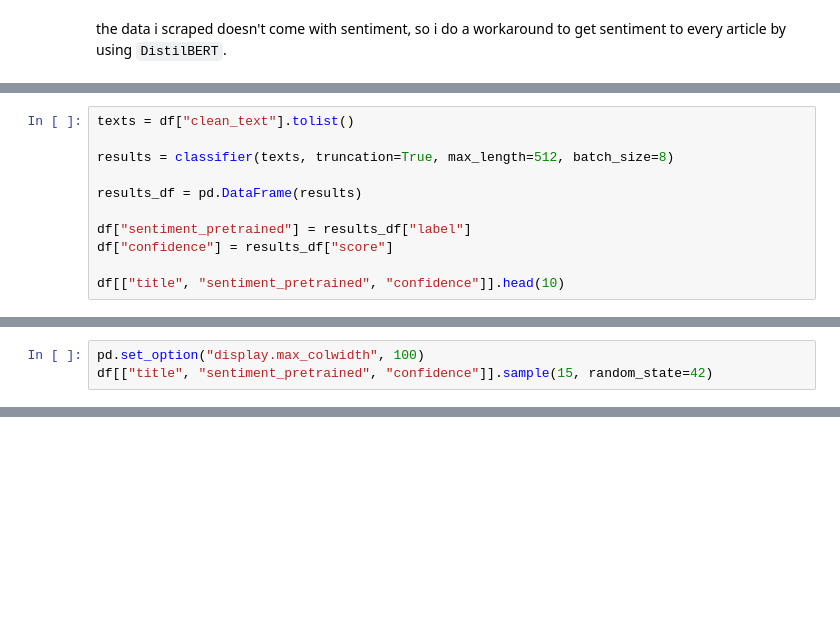
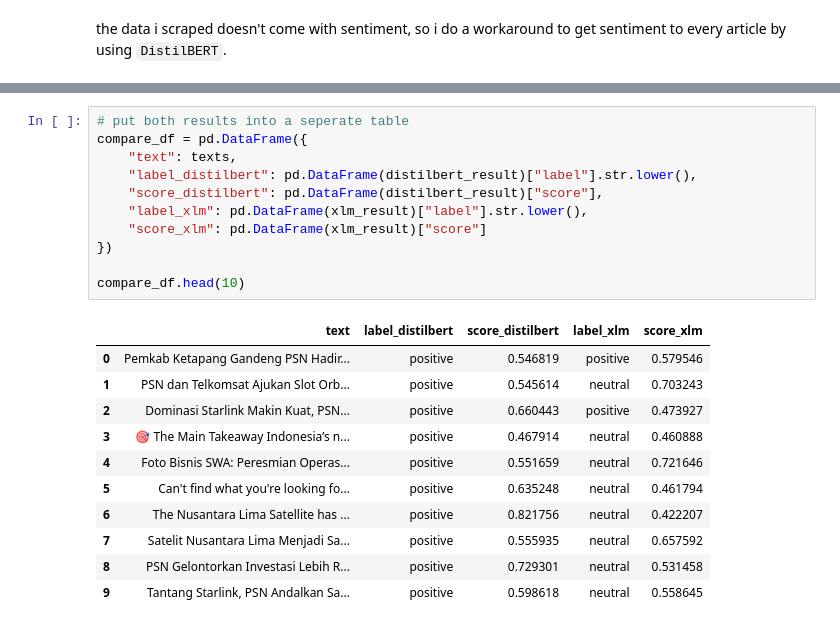
Before and after one commit to lTsumetai/PSN-Article-Sentiment-Analysis, a Jupyter notebook: Article_Sentiment_Analysis.ipynb, the cells around one changed output, grey strips where cells are left out. Saved outputs shown, nothing was run; the diff lists cells and outputs as text; blank space fills up the shorter version.

```diff
--- a/Article_Sentiment_Analysis.ipynb
+++ b/Article_Sentiment_Analysis.ipynb
@@ -271,11 +266,0 @@ here, the data labelling will be performed. the pre trained model reads each art
-# %%
-texts = df["clean_text"].tolist()
-
-results = classifier(texts, truncation=True, max_length=512, batch_size=8)
-
-results_df = pd.DataFrame(results)
-
-df["sentiment_pretrained"] = results_df["label"]
-df["confidence"] = results_df["score"]
-
-df[["title", "sentiment_pretrained", "confidence"]].head(10)
@@ -307,3 +266,0 @@ seeing details on sentiment
-# %%
-pd.set_option("display.max_colwidth", 100)
-df[["title", "sentiment_pretrained", "confidence"]].sample(15, random_state=42)
@@ -326,0 +285,23 @@ df[["title", "sentiment_pretrained", "confidence"]].sample(15, random_state=42)
+# %%
+# put both results into a seperate table
+compare_df = pd.DataFrame({
+    "text": texts,
+    "label_distilbert": pd.DataFrame(distilbert_result)["label"].str.lower(),
+    "score_distilbert": pd.DataFrame(distilbert_result)["score"],
+    "label_xlm": pd.DataFrame(xlm_result)["label"].str.lower(),
+    "score_xlm": pd.DataFrame(xlm_result)["score"]
+})
+
+compare_df.head(10)
+# %% [output]
+|  | text | label_distilbert | score_distilbert | label_xlm | score_xlm |
+| 0 | Pemkab Ketapang Gandeng PSN Hadir... | positive | 0.546819 | positive | 0.579546 |
+| 1 | PSN dan Telkomsat Ajukan Slot Orb... | positive | 0.545614 | neutral | 0.703243 |
+| 2 | Dominasi Starlink Makin Kuat, PSN... | positive | 0.660443 | positive | 0.473927 |
+| 3 | 🎯 The Main Takeaway Indonesia’s n... | positive | 0.467914 | neutral | 0.460888 |
+| 4 | Foto Bisnis SWA: Peresmian Operas... | positive | 0.551659 | neutral | 0.721646 |
+| 5 | Can't find what you're looking fo... | positive | 0.635248 | neutral | 0.461794 |
+| 6 | The Nusantara Lima Satellite has ... | positive | 0.821756 | neutral | 0.422207 |
+| 7 | Satelit Nusantara Lima Menjadi Sa... | positive | 0.555935 | neutral | 0.657592 |
+| 8 | PSN Gelontorkan Investasi Lebih R... | positive | 0.729301 | neutral | 0.531458 |
+| 9 | Tantang Starlink, PSN Andalkan Sa... | positive | 0.598618 | neutral | 0.558645 |
```
Also changed, not shown: parts of 17 cells of this notebook.
